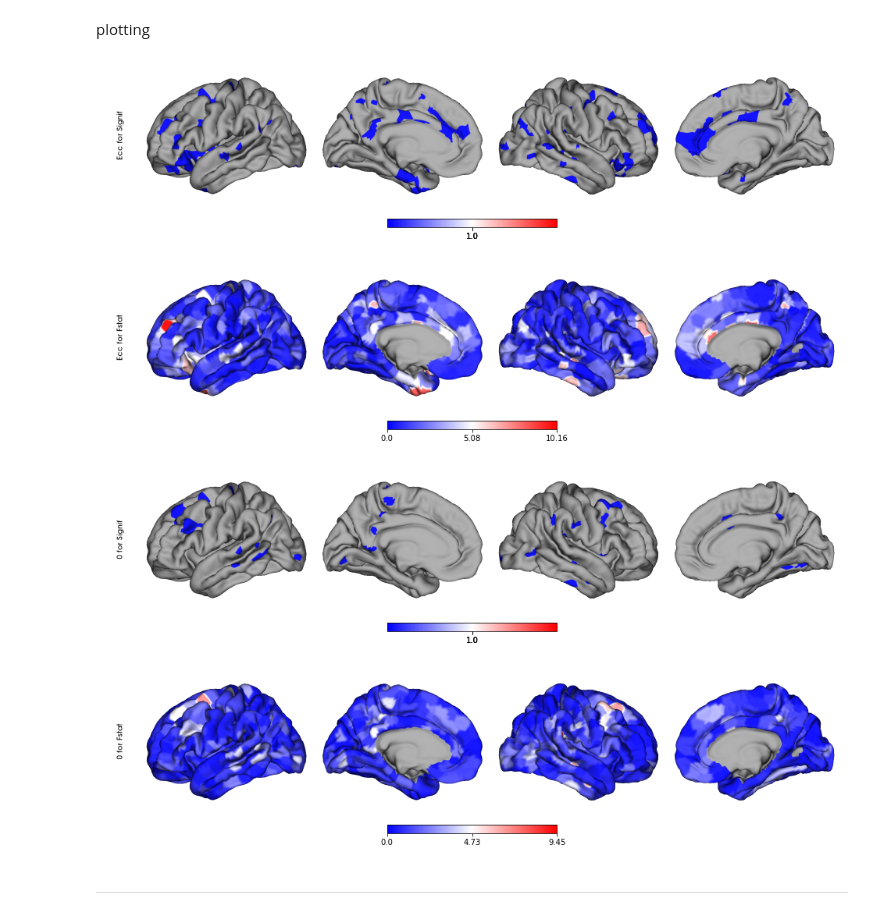
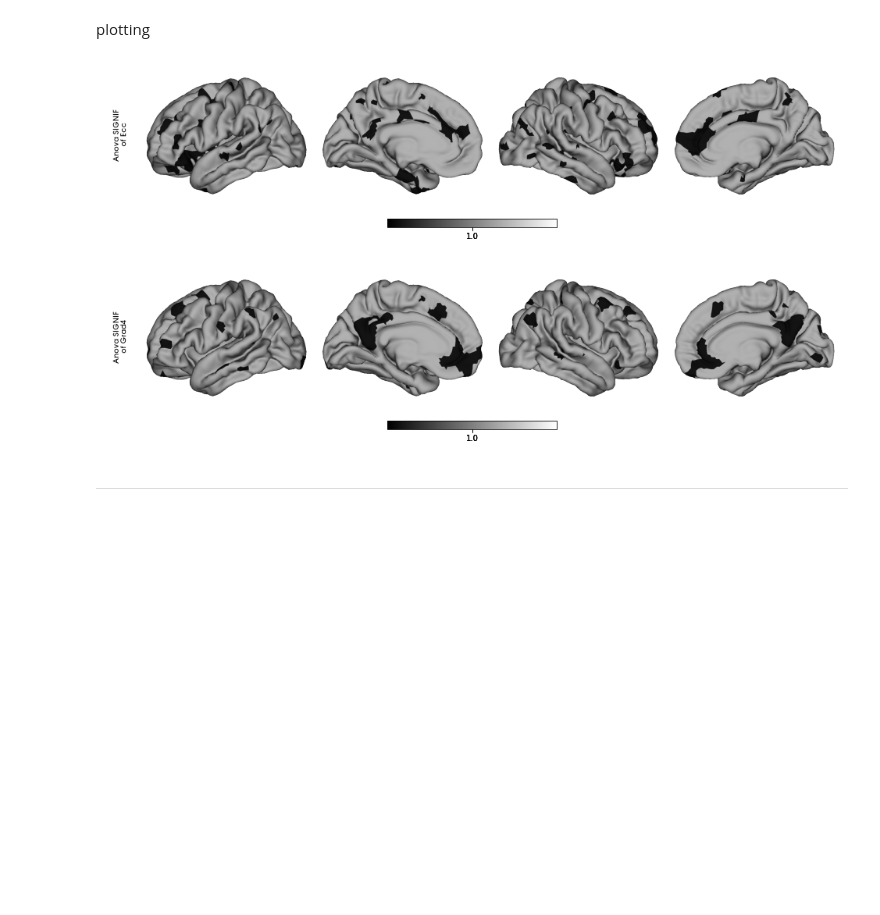
Before and after one commit to qniksefat/gradecc, a Jupyter notebook: statistical_tests.ipynb, the cells around one changed output. Saved outputs shown, nothing was run; the diff lists cells and outputs as text; code cells hidden in the pictures; blank space fills up the shorter version.

```diff
--- a/statistical_tests.ipynb
+++ b/statistical_tests.ipynb
@@ -385,5 +339,5 @@ rois
 # %%
-d2 = rois.groupby(['comp', 'region_idx']).value.apply(list).reset_index()
+d2 = rois.groupby(['indic', 'roi']).value.apply(list).reset_index()
 # %%
 3992 / 998
 # %% [output]
@@ -433,22 +387,22 @@ d2
 # %% [markdown]
 plotting
 # %%
-statistics = ['fstat', 'pvalue', 'signif']
-modalities = ['ecc']
+statistics = ['signif']
+indicators = ['ecc', 'grad4']
-# %%
-statistics = ['signif', 'fstat']
-modalities = ['ecc', '0']
+# %%
+cmap = {'signif': 'gist_gray',
+    'fstat': 'gist_yarg',
+    'pvalue': 'gist_gray'
+}
 # %%
-for c in modalities:
-    d = d2[d2['comp'] == c]
+for c in indicators:
+    d = d2[d2['indic'] == c]
     for s in statistics:
         data = np.array(d[s])
         data = map_to_labels(data, surf_labels, mask=mask_removed)
-        stack_surfplot(data, c.capitalize() + ' for ' + s.capitalize(), 'bwr', None)
+        stack_surfplot(data, 'Anova ' + s.upper() + '\n of ' + c.capitalize(), cmap[s], None)
 # %% [output]
-[figure, old version]
+[figure, new version]
-[figure, old version]
+[figure, new version]
-[figure, removed]
-[figure, removed]
 # %% [markdown]
 ---
```
Also changed, not shown: parts of 36 cells of this notebook, 4 other files.
